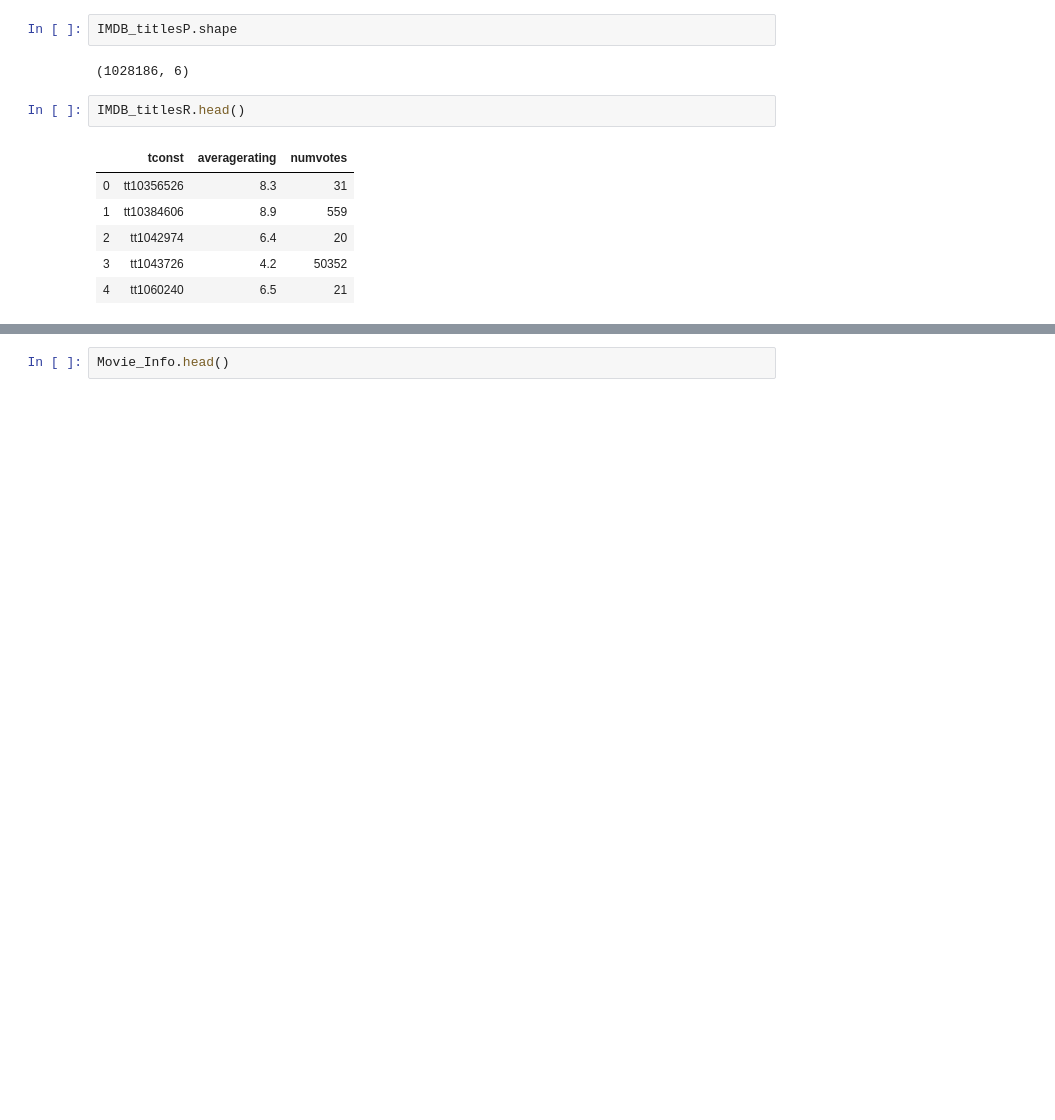
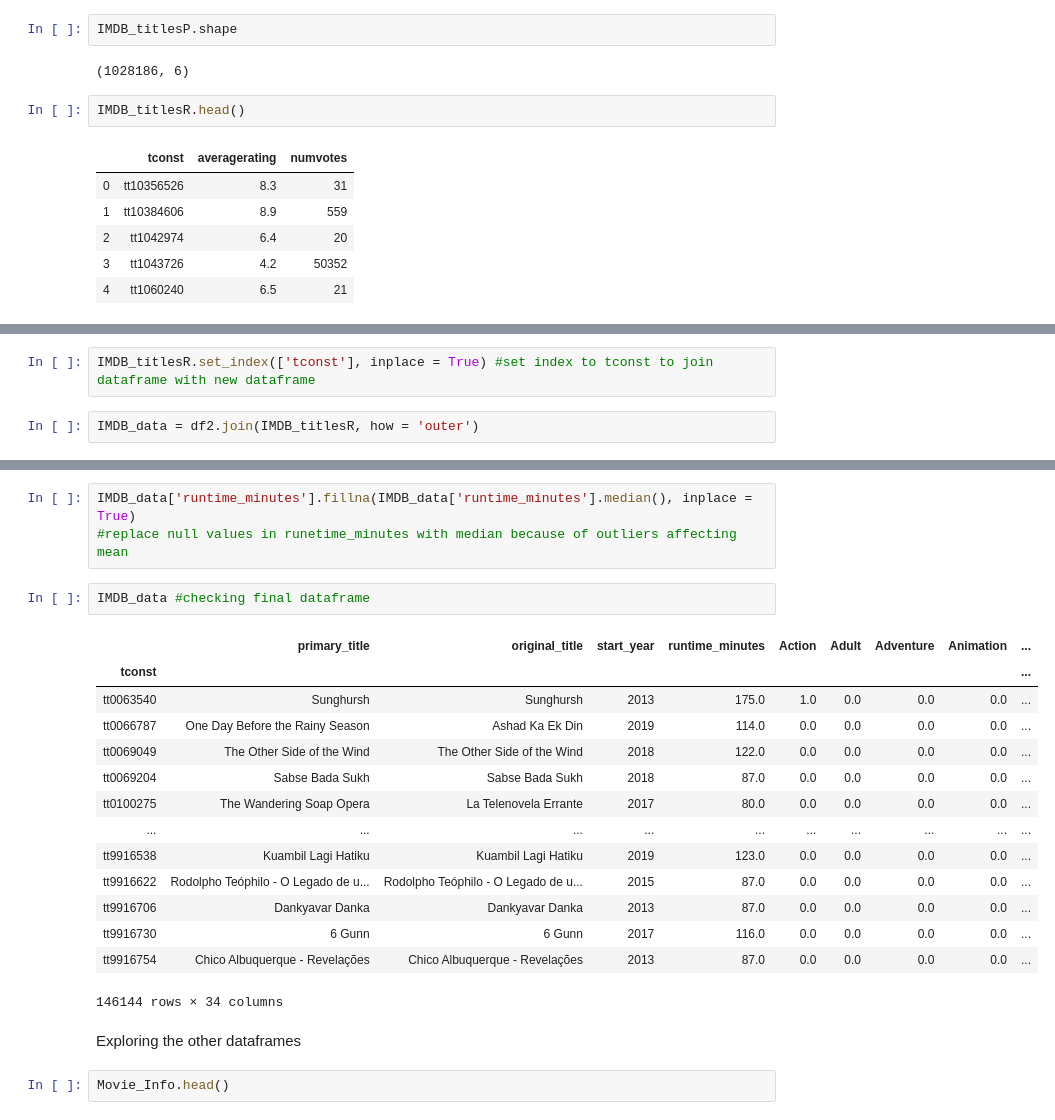
Before and after one commit to newhousem/movie-project, a Jupyter notebook: Data Upload and Cleaning.ipynb, the cells around one changed output, grey strips where cells are left out. Drawn from its saved outputs; the diff is of its cells as text; blank space fills up the shorter version.

```diff
--- a/Data Upload and Cleaning.ipynb
+++ b/Data Upload and Cleaning.ipynb
@@ -224,0 +249,4 @@ dtype: int64
+# %%
+IMDB_titlesR.set_index(['tconst'], inplace = True) #set index to tconst to join dataframe with new dataframe
+# %%
+IMDB_data = df2.join(IMDB_titlesR, how = 'outer')
@@ -225,3 +283,25 @@ dtype: int64
+# %%
+IMDB_data['runtime_minutes'].fillna(IMDB_data['runtime_minutes'].median(), inplace = True)
+#replace null values in runetime_minutes with median because of outliers affecting mean
+# %%
+IMDB_data #checking final dataframe
+# %% [output]
+|  | primary_title | original_title | start_year | runtime_minutes | Action | Adult | Adventure | Animation | ... |
+| tconst |  |  |  |  |  |  |  |  | ... |
+| tt0063540 | Sunghursh | Sunghursh | 2013 | 175.0 | 1.0 | 0.0 | 0.0 | 0.0 | ... |
+| tt0066787 | One Day Before the Rainy Season | Ashad Ka Ek Din | 2019 | 114.0 | 0.0 | 0.0 | 0.0 | 0.0 | ... |
+| tt0069049 | The Other Side of the Wind | The Other Side of the Wind | 2018 | 122.0 | 0.0 | 0.0 | 0.0 | 0.0 | ... |
+| tt0069204 | Sabse Bada Sukh | Sabse Bada Sukh | 2018 | 87.0 | 0.0 | 0.0 | 0.0 | 0.0 | ... |
+| tt0100275 | The Wandering Soap Opera | La Telenovela Errante | 2017 | 80.0 | 0.0 | 0.0 | 0.0 | 0.0 | ... |
+| ... | ... | ... | ... | ... | ... | ... | ... | ... | ... |
+| tt9916538 | Kuambil Lagi Hatiku | Kuambil Lagi Hatiku | 2019 | 123.0 | 0.0 | 0.0 | 0.0 | 0.0 | ... |
+| tt9916622 | Rodolpho Teóphilo - O Legado de u... | Rodolpho Teóphilo - O Legado de u... | 2015 | 87.0 | 0.0 | 0.0 | 0.0 | 0.0 | ... |
+| tt9916706 | Dankyavar Danka | Dankyavar Danka | 2013 | 87.0 | 0.0 | 0.0 | 0.0 | 0.0 | ... |
+| tt9916730 | 6 Gunn | 6 Gunn | 2017 | 116.0 | 0.0 | 0.0 | 0.0 | 0.0 | ... |
+| tt9916754 | Chico Albuquerque - Revelações | Chico Albuquerque - Revelações | 2013 | 87.0 | 0.0 | 0.0 | 0.0 | 0.0 | ... |
+146144 rows × 34 columns
+# %% [markdown]
+Exploring the other dataframes
 # %%
 Movie_Info.head()
 # %% [output]
```
Also changed, not shown: parts of 33 cells of this notebook.
